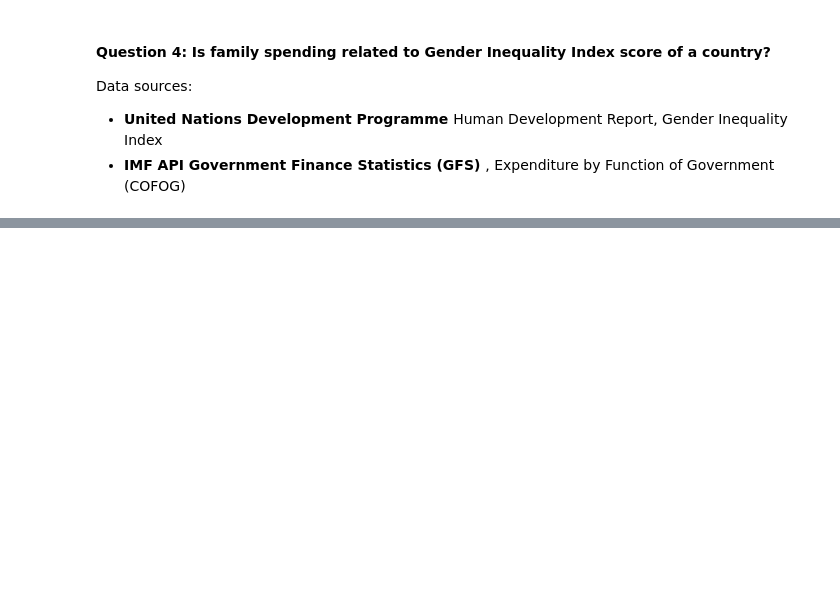
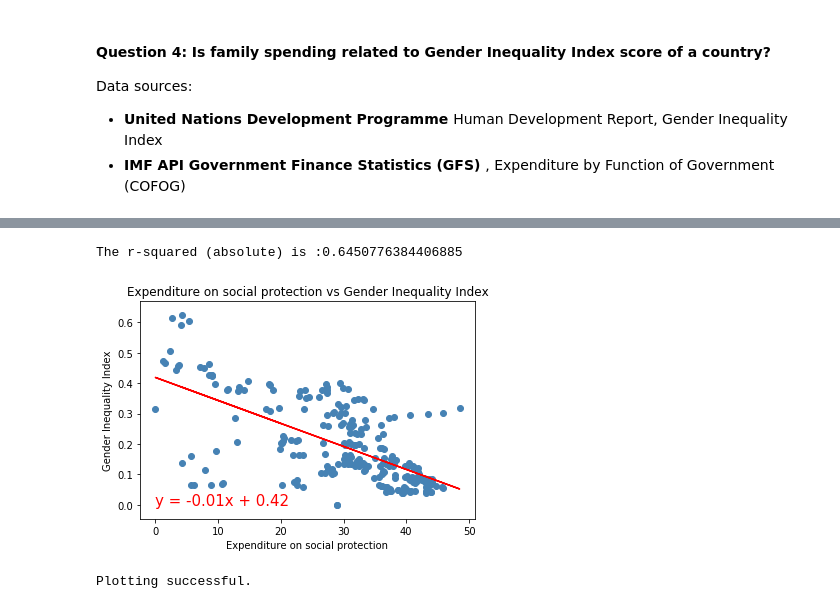
Before and after one commit to brettkfuller/govspending_project1_team5, a Jupyter notebook: project1_team5_mav.ipynb, the cells around one changed output, grey strips where cells are left out. Saved outputs shown, nothing was run; the diff lists cells and outputs as text; code cells hidden in the pictures; blank space fills up the shorter version.

Commit message:
Pushing final Gender Inequality analysis.

```diff
--- a/project1_team5_mav.ipynb
+++ b/project1_team5_mav.ipynb
@@ -504,0 +470,10 @@ imf_gov_expenses_pivot_df
+# %%
+# Data Cleansing
+undp_gii_df = pd.read_csv(f"{source_data_dir}/gender_inequality_index.csv")
+undp_gii_df = undp_gii_df.melt(id_vars=["Country"],
+        var_name="Year",
+        value_name="Gender Inequality Index")
+undp_gii_df.Year = undp_gii_df.Year.astype(int)
+undp_gii_df.fillna(0, inplace=True)
+gii_merged_df = undp_gii_df.merge(imf_gov_expenses_pivot_df, how="inner", on=['Country', 'Year'])
+gii_merged_df.head()
@@ -504,0 +487,14 @@ imf_gov_expenses_pivot_df
+# %%
+# Let's determine which one has the closest link to GII
+# Remember, we are looking for a negative correlation as the smaller the value of GII, the better the gender equality is!
+gii_merged_df_corr = gii_merged_df.corr()
+gii_merged_df_corr = pd.DataFrame(gii_merged_df_corr.unstack().sort_values(ascending=False)).reset_index()
+gii_merged_df_corr_gii = gii_merged_df_corr.loc[ (gii_merged_df_corr['level_0'] == 'Gender Inequality Index' ) | (gii_merged_df_corr['level_1'] == 'Gender Inequality Index') ,: ]
+gii_merged_df_corr_gii.sort_values(by=0).head()
+gii_merged_df_2014_2018 = gii_merged_df.loc[ (gii_merged_df['Year'] >= 2014) & (gii_merged_df['Year'] <= 2018),:]
+
+linreg_plotter(gii_merged_df_2014_2018, 'Expenditure on social protection', 'Gender Inequality Index')
+# %% [output]
+The r-squared (absolute) is :0.6450776384406885
+[figure, added]
+Plotting successful.
```
Also changed, not shown: parts of 12 cells of this notebook, 9 other files.
